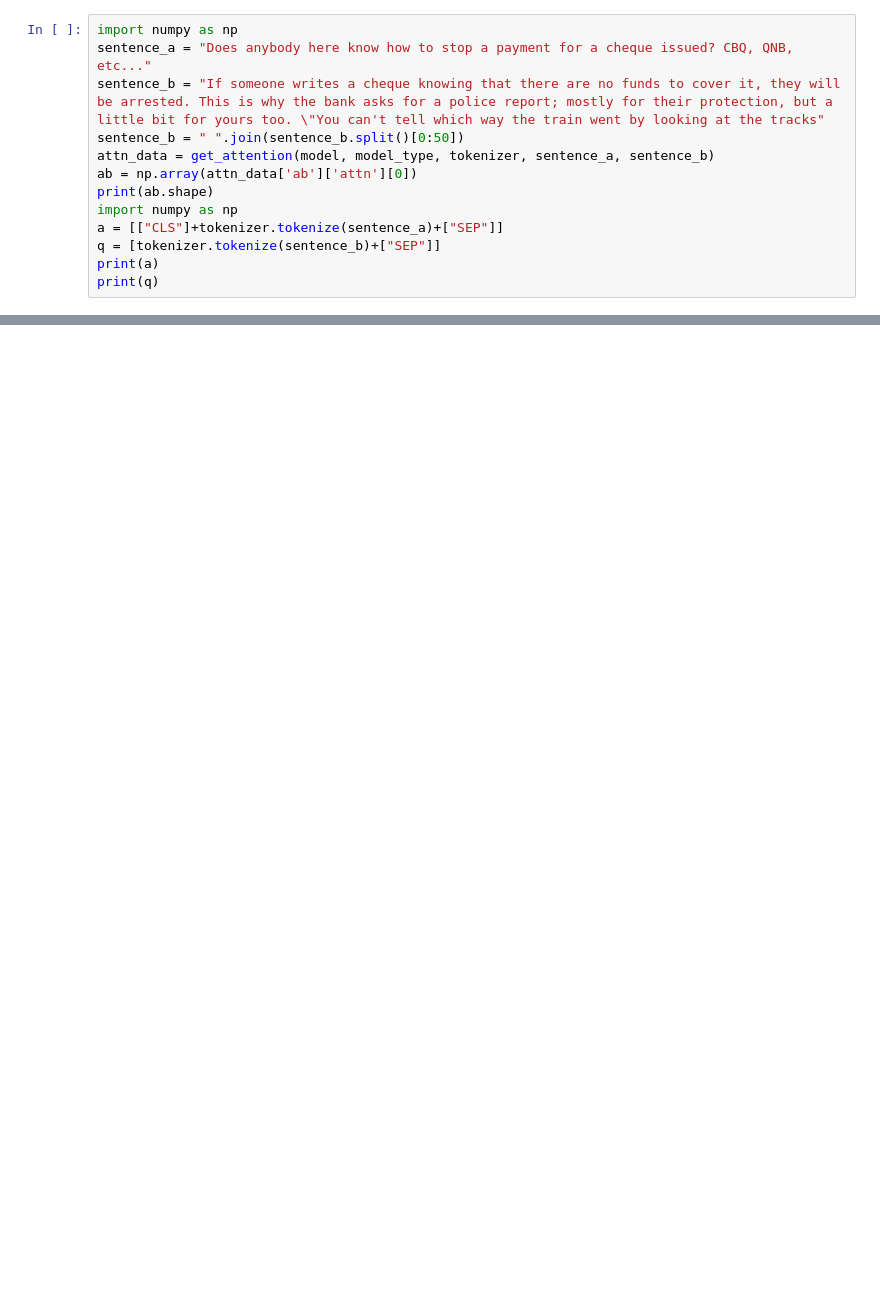
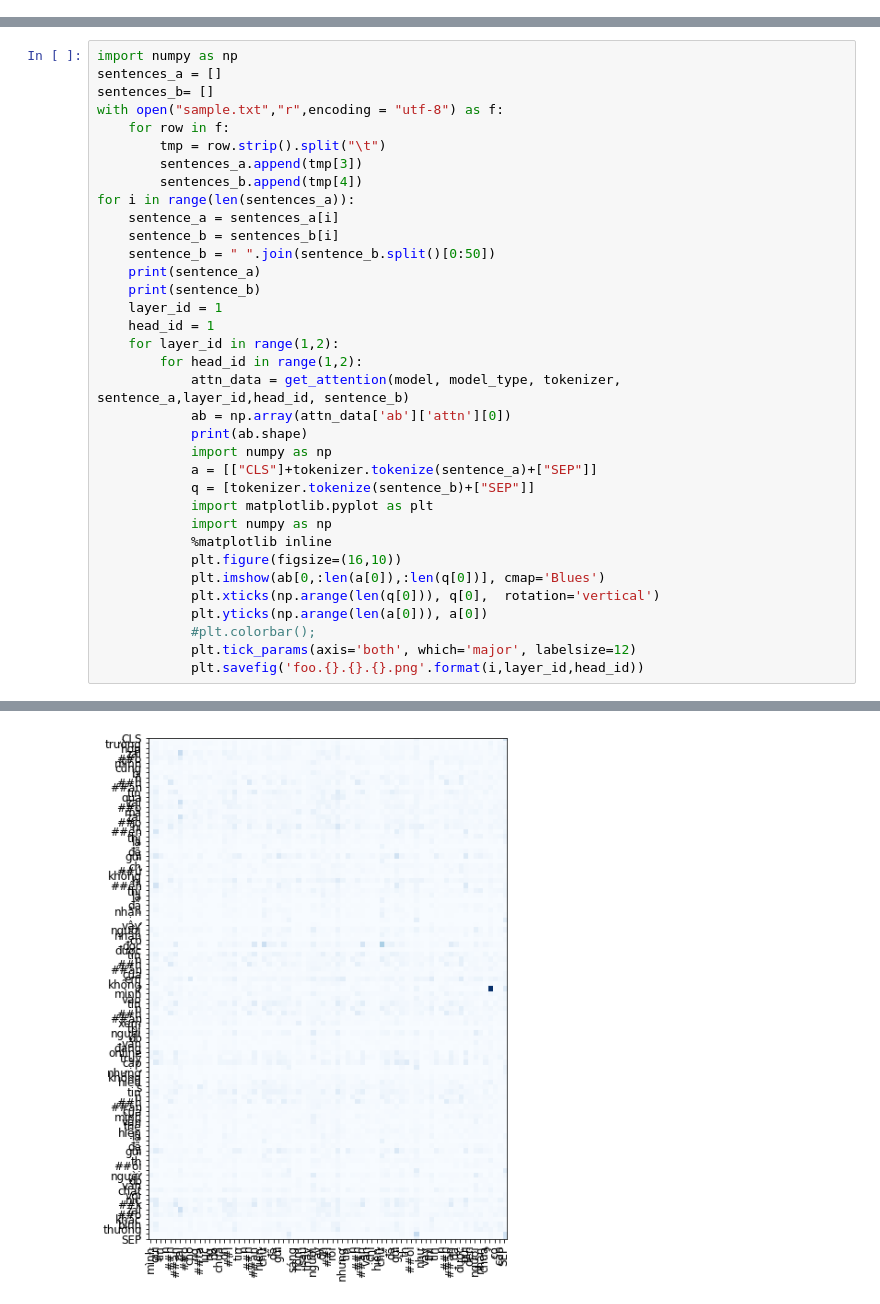
Before and after one commit to bino282/bertviz_example, a Jupyter notebook: bert_viz_attention.ipynb, the cells around one changed output, grey strips where cells are left out. Drawn from its saved outputs; the diff is of its cells as text; blank space fills up the shorter version.

```diff
--- a/bert_viz_attention.ipynb
+++ b/bert_viz_attention.ipynb
@@ -32,13 +32,0 @@ BertForSequenceClassification(
-# %%
-import numpy as np
-sentence_a = "Does anybody here know how to stop a payment for a cheque issued? CBQ, QNB, etc..."
-sentence_b = "If someone writes a cheque knowing that there are no funds to cover it, they will be arrested. This is why the bank asks for a police report; mostly for their protection, but a little bit for yours too. \"You can't tell which way the train went by looking at the tracks"
-sentence_b = " ".join(sentence_b.split()[0:50])
-attn_data = get_attention(model, model_type, tokenizer, sentence_a, sentence_b)
-ab = np.array(attn_data['ab']['attn'][0])
-print(ab.shape)
-import numpy as np
-a = [["CLS"]+tokenizer.tokenize(sentence_a)+["SEP"]]
-q = [tokenizer.tokenize(sentence_b)+["SEP"]]
-print(a)
-print(q)
@@ -48,0 +33,36 @@ print(q)
+# %%
+import numpy as np
+sentences_a = []
+sentences_b= []
+with open("sample.txt","r",encoding = "utf-8") as f:
+    for row in f:
+        tmp = row.strip().split("\t")
+        sentences_a.append(tmp[3])
+        sentences_b.append(tmp[4])
+for i in range(len(sentences_a)):
+    sentence_a = sentences_a[i]
+    sentence_b = sentences_b[i]
+    sentence_b = " ".join(sentence_b.split()[0:50])
+    print(sentence_a)
+    print(sentence_b)
+    layer_id = 1
+    head_id = 1
+    for layer_id in range(1,2):
+        for head_id in range(1,2):
+            attn_data = get_attention(model, model_type, tokenizer, sentence_a,layer_id,head_id, sentence_b)
+            ab = np.array(attn_data['ab']['attn'][0])
+            print(ab.shape)
+            import numpy as np
+            a = [["CLS"]+tokenizer.tokenize(sentence_a)+["SEP"]]
+            q = [tokenizer.tokenize(sentence_b)+["SEP"]]
+            import matplotlib.pyplot as plt
+            import numpy as np
+            %matplotlib inline
+            plt.figure(figsize=(16,10))
+            plt.imshow(ab[0,:len(a[0]),:len(q[0])], cmap='Blues')
+            plt.xticks(np.arange(len(q[0])), q[0],  rotation='vertical')
+            plt.yticks(np.arange(len(a[0])), a[0])
+            #plt.colorbar();
+            plt.tick_params(axis='both', which='major', labelsize=12)
+            plt.savefig('foo.{}.{}.{}.png'.format(i,layer_id,head_id))
+# %% [output]
@@ -49,3 +86,4 @@ print(q)
+[figure, added]
 # %%
 import matplotlib.pyplot as plt
 import numpy as np
```
Also changed, not shown: parts of 4 cells of this notebook, 21 other files.
